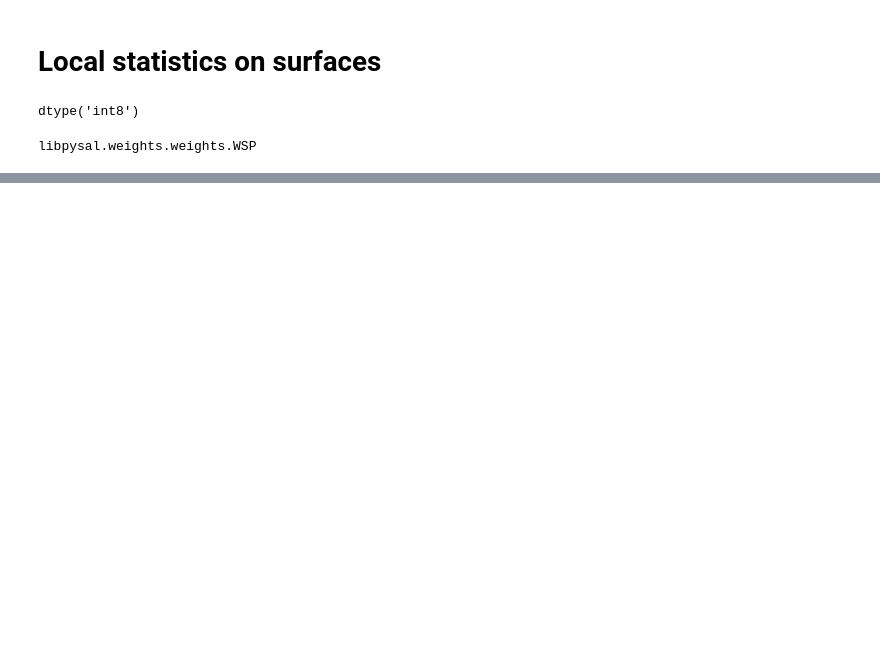
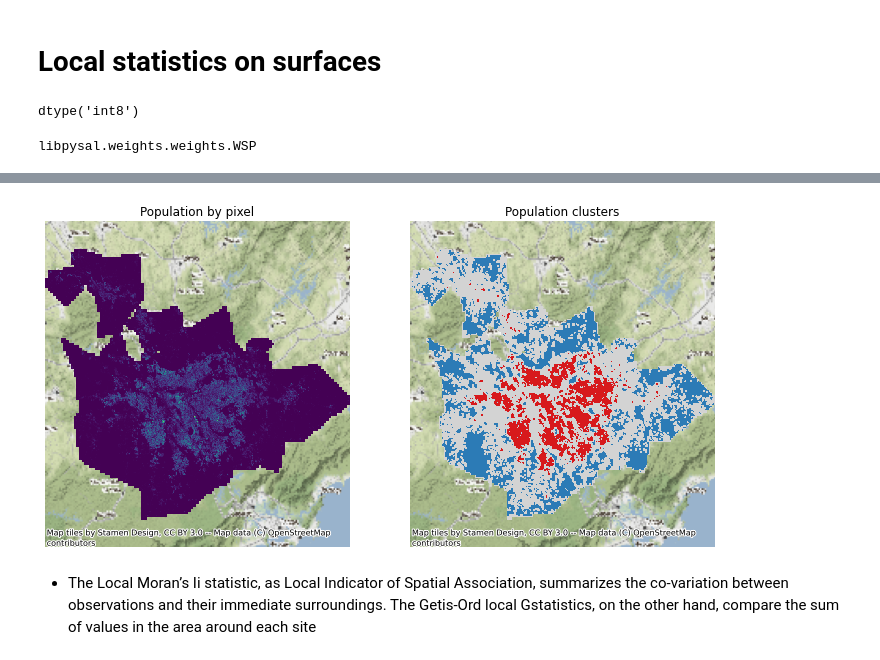
Before and after one commit to Maras13/geographic_data_science, a Jupyter notebook: Local_Spatial_Autocorrelation.ipynb, the cells around one changed output, grey strips where cells are left out. Saved outputs shown, nothing was run; the diff lists cells and outputs as text; code cells hidden in the pictures; blank space fills up the shorter version.

```diff
--- a/Local_Spatial_Autocorrelation.ipynb
+++ b/Local_Spatial_Autocorrelation.ipynb
@@ -485,0 +510,4 @@ libpysal.weights.weights.WSP
+# %%
+pop_lisa = esda.moran.Moran_Local( #pop values also need to be a float
+    pop_values.astype(float), w_surface, n_jobs=-1
+)
@@ -485,0 +574,39 @@ libpysal.weights.weights.WSP
+# %%
+# Set up figure and axis
+f, axs = plt.subplots(1, 2, figsize=(12, 6))
+# Subplot 1 #
+# Select pixels that do not have the `nodata` value
+# (ie. they are not missing data)
+pop.where(
+    pop
+    != pop.rio.nodata
+    # Plot surface with a horizontal colorbar
+).plot(
+    ax=axs[0],
+    add_colorbar=False,  # , cbar_kwargs={"orientation": "horizontal"}
+)
+# Subplot 2 #
+# Select pixels with no missing data and rescale to [0, 1] by
+# dividing by 4 (maximum value in `lisa_da`)
+(
+    lisa_da.where(lisa_da != -200)
+    / 4
+    # Plot surface without a colorbar
+).plot(cmap=lisa_cmap, ax=axs[1], add_colorbar=False)
+# Aesthetics #
+# Subplot titles
+titles = ["Population by pixel", "Population clusters"]
+# Apply the following to each of the two subplots
+for i in range(2):
+    # Keep proportion of axes
+    axs[i].axis("equal")
+    # Remove axis
+    axs[i].set_axis_off()
+    # Add title
+    axs[i].set_title(titles[i])
+    # Add basemap
+    contextily.add_basemap(axs[i], crs=lisa_da.rio.crs)
+# %% [output]
+[figure, added]
+# %% [markdown]
+* The Local Moran’s Ii statistic, as Local Indicator of Spatial Association, summarizes the co-variation between observations and their immediate surroundings. The Getis-Ord local Gstatistics, on the other hand, compare the sum of values in the area around each site
```
Also changed, not shown: parts of 20 cells of this notebook, 2 other files.
